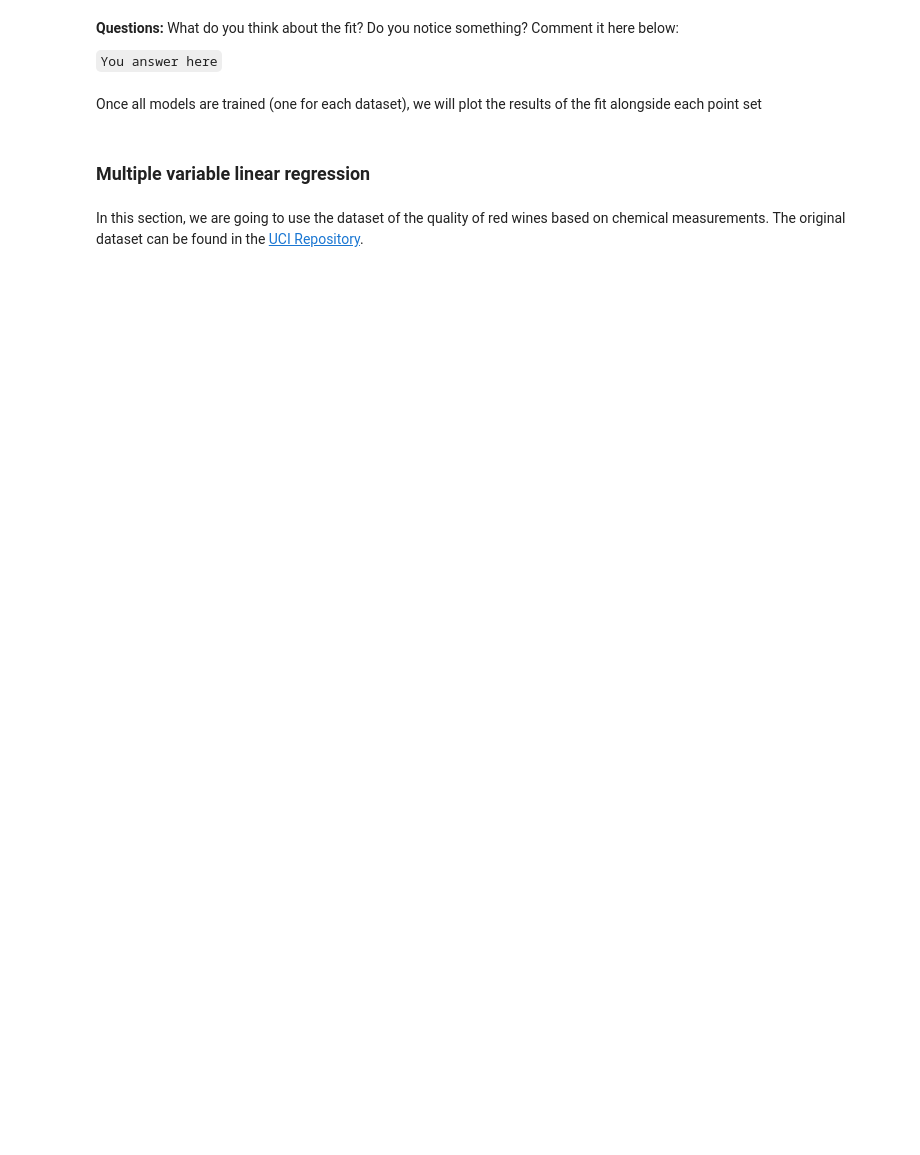
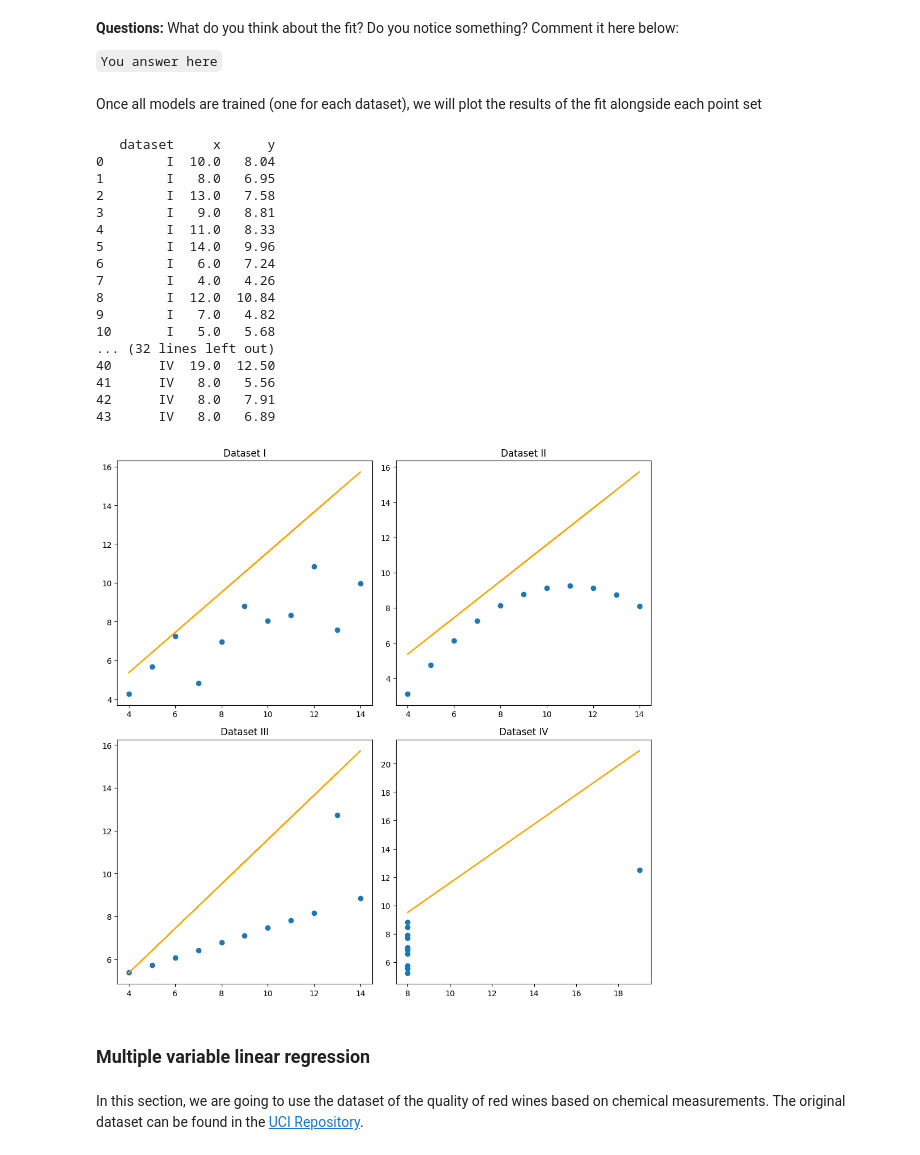
Before and after one commit to ICAI-IMAT-ML/p2-3-palomadiez, a Jupyter notebook: notebook/Lab_2_3_LinearRegression.ipynb, the cells around one changed output. Saved outputs shown, nothing was run; the diff lists cells and outputs as text; code cells hidden in the pictures; blank space fills up the shorter version.

```diff
--- a/notebook/Lab_2_3_LinearRegression.ipynb
+++ b/notebook/Lab_2_3_LinearRegression.ipynb
@@ -70,20 +86,40 @@ Once all models are trained (one for each dataset), we will plot the results of
 # %%
 # Visualizing the datasets with their regression lines
 fig, axs = plt.subplots(2, 2, figsize=(10, 10))
 axs = axs.flatten()
 
 for i, dataset in enumerate(datasets):
 
     # TODO: Select the dataset for each case
-    data = None
+    data = anscombe[anscombe["dataset"] == dataset]
+    print(data)
     axs[i].scatter(data['x'], data['y'])
 
     # TODO: Plot the data and the fit (fill the "None" value)
-    axs[i].plot(data['x'], None, color='red')  # Regression line
+    axs[i].plot(data['x'], linreg.predict(data["x"]), color='orange')  # Regression line
     axs[i].set_title(f"Dataset {dataset}")
 
 plt.tight_layout()
 plt.show()
+# %% [output]
+   dataset     x      y
+0        I  10.0   8.04
+1        I   8.0   6.95
+2        I  13.0   7.58
+3        I   9.0   8.81
+4        I  11.0   8.33
+5        I  14.0   9.96
+6        I   6.0   7.24
+7        I   4.0   4.26
+8        I  12.0  10.84
+9        I   7.0   4.82
+10       I   5.0   5.68
+... (32 lines left out)
+40      IV  19.0  12.50
+41      IV   8.0   5.56
+42      IV   8.0   7.91
+43      IV   8.0   6.89
+[figure, added]
 # %% [markdown]
 ### Multiple variable linear regression
 # %% [markdown]
```
Also changed, not shown: parts of 7 cells of this notebook, 1 other file.
